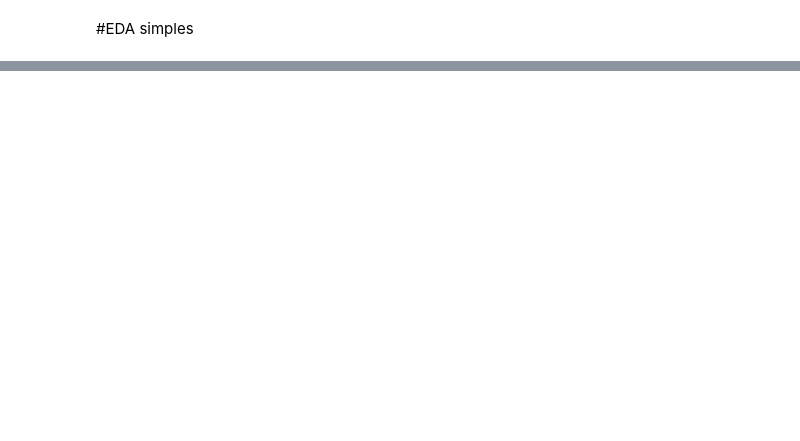
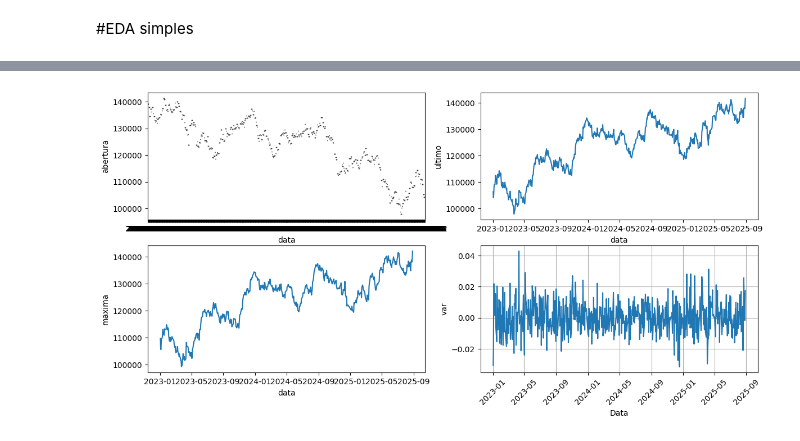
Before and after one commit to e-junior/Data-Science, a Jupyter notebook: indice_ibov.ipynb, the cells around one changed output, grey strips where cells are left out. Cells and saved outputs as stored; diff of their text form; code cells hidden in the pictures; blank space fills up the shorter version.

```diff
--- a/indice_ibov.ipynb
+++ b/indice_ibov.ipynb
@@ -104,2 +119,20 @@ df_ibov.describe()
 # %%
 # lineplot, boxplots, scatterplots, algumas correlações e leituras a fazer...
+# %%
+plt.figure(figsize=(14,10))
+plt.subplot(3,2,1)
+sns.boxplot(data=df_ibov, x='data', y='abertura')
+plt.subplot(3,2,2)
+sns.lineplot(data=df_ibov, x='data', y='ultimo')
+plt.subplot(3,2,3)
+sns.lineplot(data=df_ibov, x='data', y='maxima')
+plt.subplot(3,2,4)
+sns.lineplot(data=df_ibov, x='data', y='variacao')
+plt.grid()
+plt.title('')
+plt.xlabel('Data')
+plt.xticks(rotation=45)
+plt.ylabel('var')
+plt.show()
+# %% [output]
+[figure, added]
```
Also changed, not shown: parts of 12 cells of this notebook.
